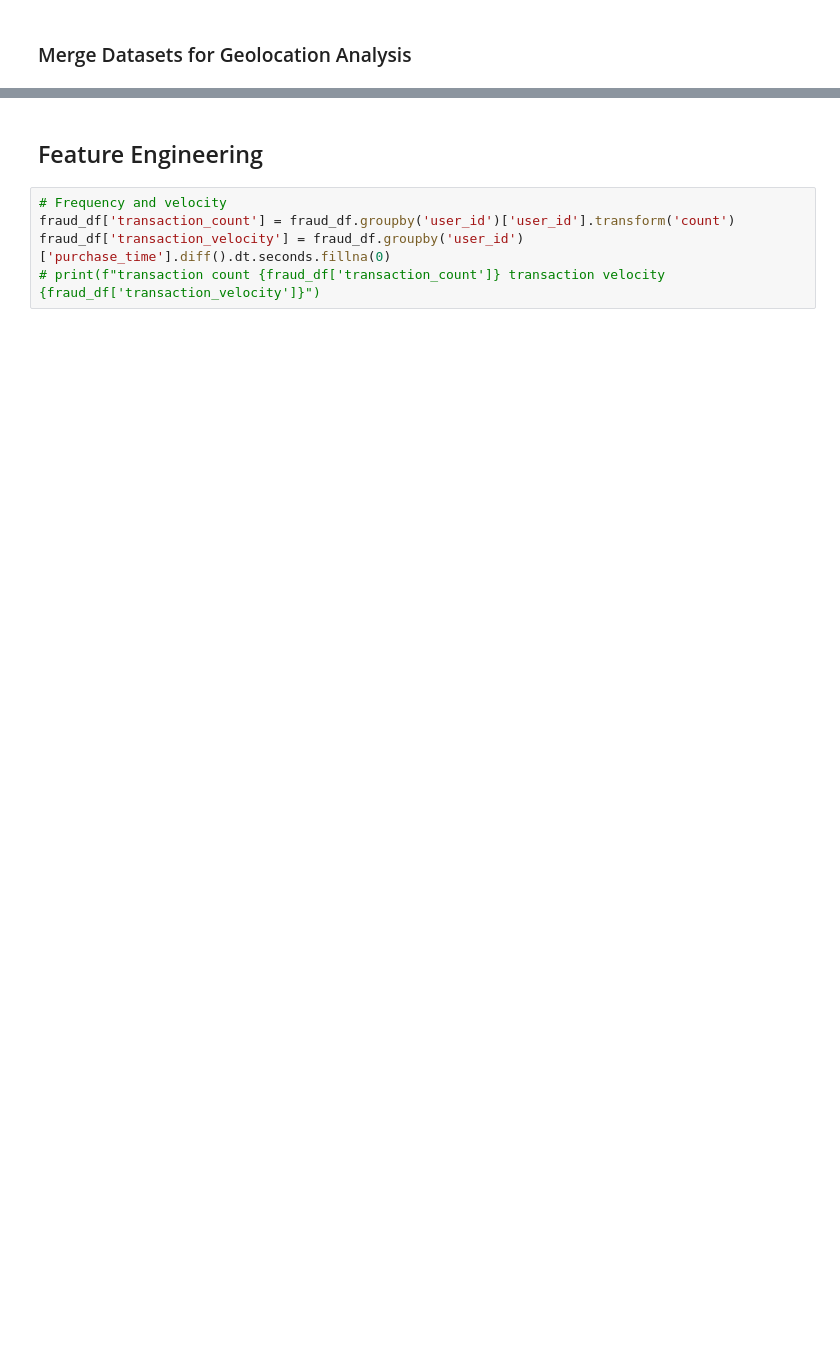
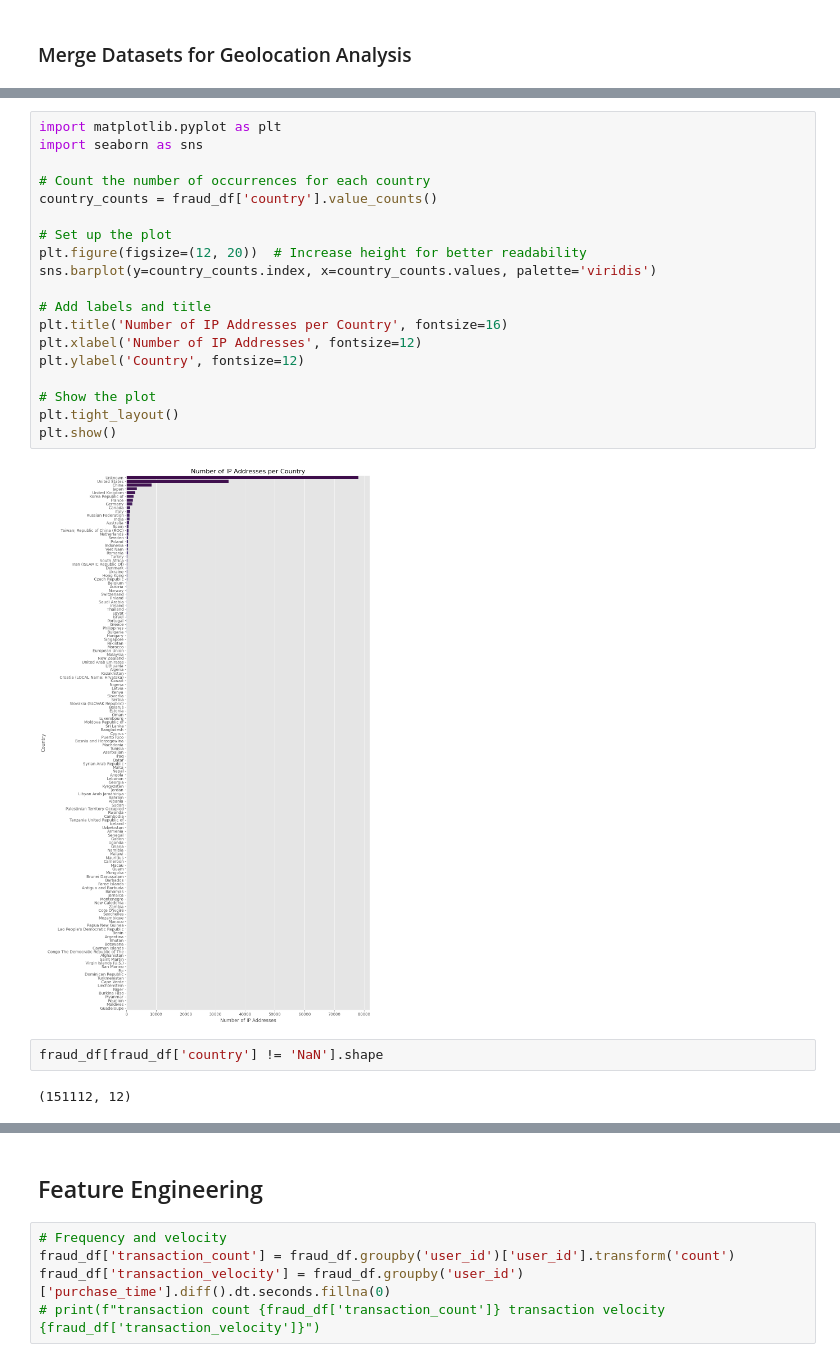
Before and after one commit to dani6566/FraudDetection-for-E-commerce-Banking, a Jupyter notebook: Notebooks/EDA.ipynb, the cells around one changed output, grey strips where cells are left out. Saved outputs shown, nothing was run; the diff lists cells and outputs as text; blank space fills up the shorter version.

```diff
--- a/Notebooks/EDA.ipynb
+++ b/Notebooks/EDA.ipynb
@@ -215,3 +212,28 @@ fraud_df['ip_address'] = fraud_df['ip_address'].fillna(0).astype(int)
+# %%
+import matplotlib.pyplot as plt
+import seaborn as sns
+
+# Count the number of occurrences for each country
+country_counts = fraud_df['country'].value_counts()
+
+# Set up the plot
+plt.figure(figsize=(12, 20))  # Increase height for better readability
+sns.barplot(y=country_counts.index, x=country_counts.values, palette='viridis')
+
+# Add labels and title
+plt.title('Number of IP Addresses per Country', fontsize=16)
+plt.xlabel('Number of IP Addresses', fontsize=12)
+plt.ylabel('Country', fontsize=12)
+
+# Show the plot
+plt.tight_layout()
+plt.show()
+# %% [output]
+[figure, added]
+# %%
+fraud_df[fraud_df['country'] != 'NaN'].shape
+# %% [output]
+(151112, 12)
 # %%
 fraud_df.info()
 # %% [output]
```
Also changed, not shown: parts of 12 cells of this notebook.
